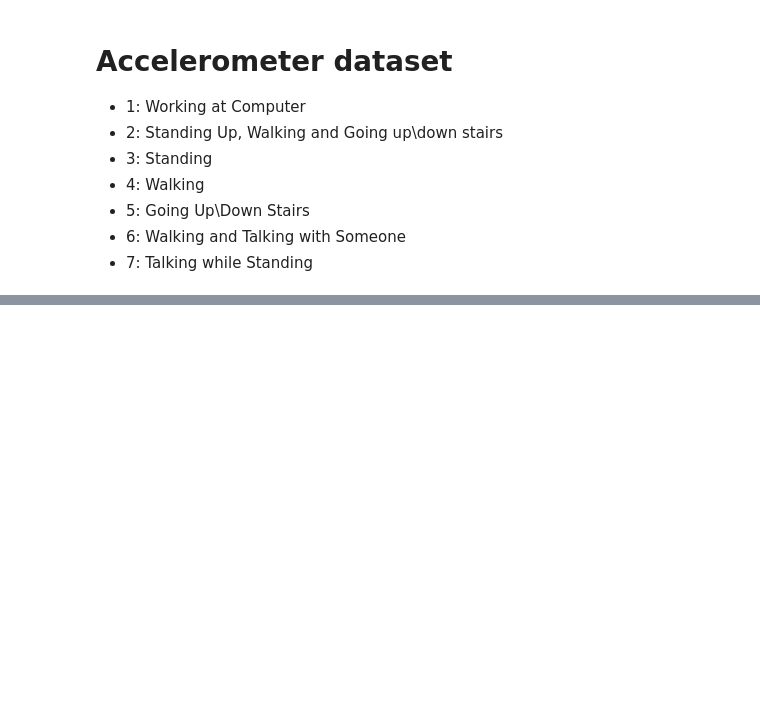
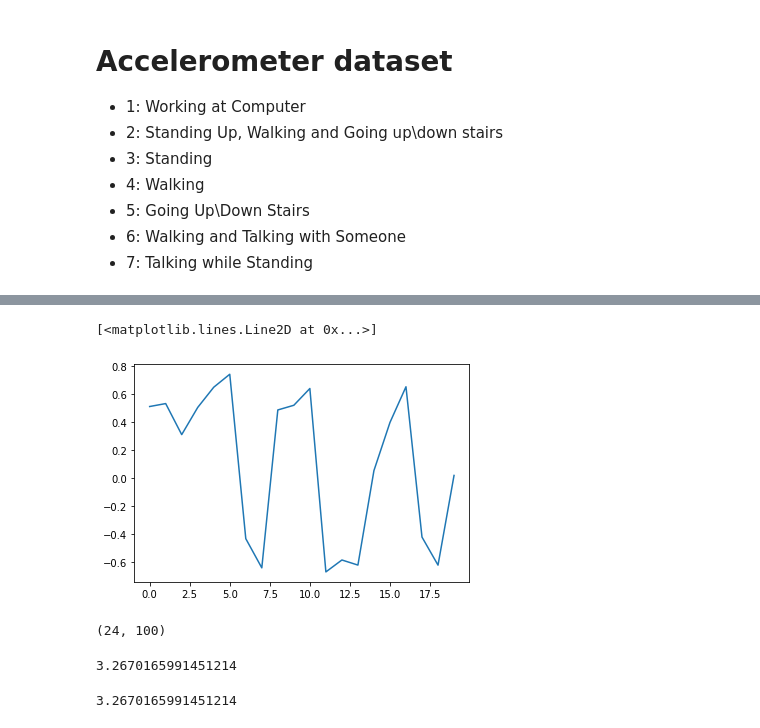
Before and after one commit to gmorgachev/hidden_dtw, a Jupyter notebook: code/example.ipynb, the cells around one changed output, grey strips where cells are left out. Cells and saved outputs as stored; diff of their text form; code cells hidden in the pictures; blank space fills up the shorter version.

```diff
--- a/code/example.ipynb
+++ b/code/example.ipynb
@@ -160,6 +165,2 @@ def valid(model, batch):
 
     print("Valid loss:", loss)
-# %%
-valid(model, X_test)
-train(model, X_train)
-valid(model, X_test)
@@ -239,0 +167,4 @@ Valid loss: tensor(13632538., grad_fn=<MeanBackward0>)
+# %%
+N_STEP = 3000
+
+train(model, train_set, optim, test_set)
@@ -239,0 +204,17 @@ Valid loss: tensor(13632538., grad_fn=<MeanBackward0>)
+# %%
+plt.plot(x_out[id0, id1])
+# %% [output]
+[<matplotlib.lines.Line2D at 0x...>]
+[figure, added]
+# %%
+timeseries.numpy().shape
+# %% [output]
+(24, 100)
+# %%
+dtw_ndim.distance(x1[0], x1[1])
+# %% [output]
+3.2670165991451214
+# %%
+dtw_ndim.distance(x1[0], x1[1])
+# %% [output]
+3.2670165991451214
```
Also changed, not shown: parts of 30 cells of this notebook, 3 other files.
